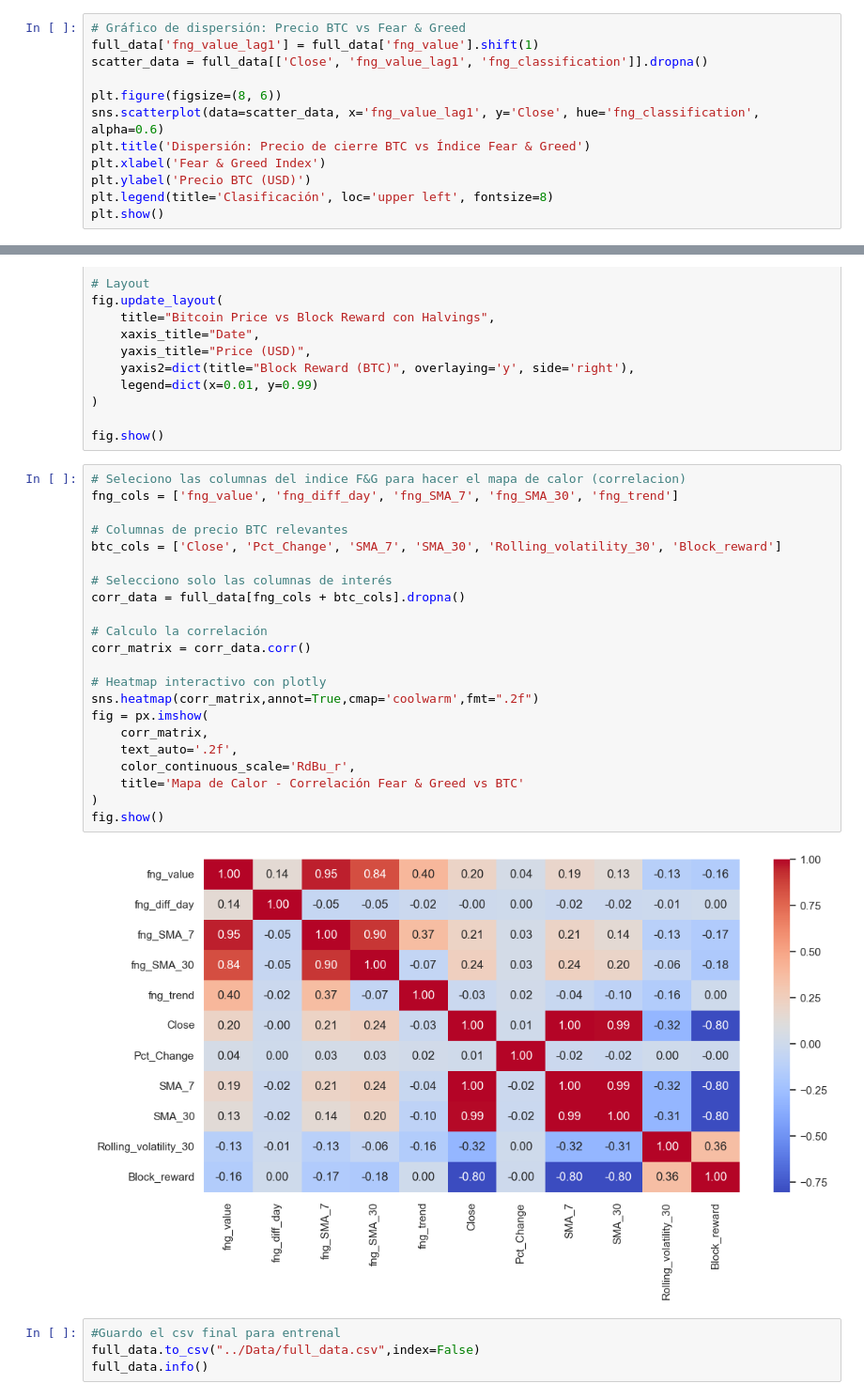
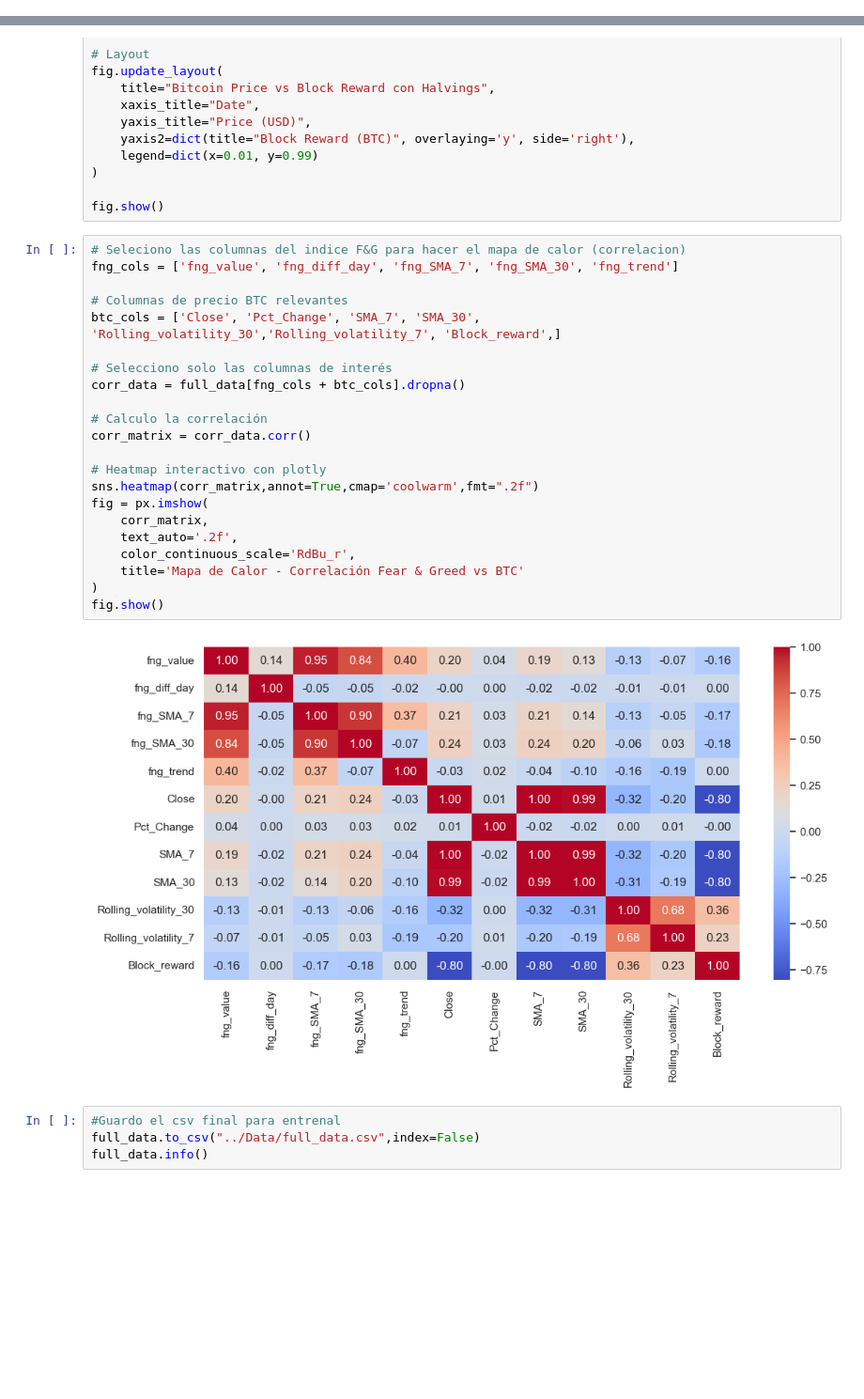
Before and after one commit to Miguelachoacho/TP-2026, a Jupyter notebook: Entrega3/AnalisisExploratorios/exploracionDatos.ipynb, the cells around one changed output, grey strips where cells are left out. Shown at 94% size. Cells and saved outputs as stored; diff of their text form; blank space fills up the shorter version.

```diff
--- a/Entrega3/AnalisisExploratorios/exploracionDatos.ipynb
+++ b/Entrega3/AnalisisExploratorios/exploracionDatos.ipynb
@@ -240,15 +240,3 @@ full_data.tail(10)
 | 3125 | 2026-08-23 | 77755.265625 | 77082.843750 | 78036.867188 | 75624.945312 | 31158396908 | 672.421875 | 2411.921875 | 0.008716 | ... |
 | 3126 | 2026-08-24 | 78858.929688 | 77727.617188 | 79891.304688 | 76838.726562 | 56741580800 | 1131.312500 | 3052.578125 | 0.014194 | ... |
 10 rows × 24 columns
-# %%
-# Gráfico de dispersión: Precio BTC vs Fear & Greed
-full_data['fng_value_lag1'] = full_data['fng_value'].shift(1)
-scatter_data = full_data[['Close', 'fng_value_lag1', 'fng_classification']].dropna()
-
-plt.figure(figsize=(8, 6))
-sns.scatterplot(data=scatter_data, x='fng_value_lag1', y='Close', hue='fng_classification', alpha=0.6)
-plt.title('Dispersión: Precio de cierre BTC vs Índice Fear & Greed')
-plt.xlabel('Fear & Greed Index')
-plt.ylabel('Precio BTC (USD)')
-plt.legend(title='Clasificación', loc='upper left', fontsize=8)
-plt.show()
@@ -413,27 +399,27 @@ fig.show()
 # %%
 # Seleciono las columnas del indice F&G para hacer el mapa de calor (correlacion)
 fng_cols = ['fng_value', 'fng_diff_day', 'fng_SMA_7', 'fng_SMA_30', 'fng_trend']
 
 # Columnas de precio BTC relevantes
-btc_cols = ['Close', 'Pct_Change', 'SMA_7', 'SMA_30', 'Rolling_volatility_30', 'Block_reward']
+btc_cols = ['Close', 'Pct_Change', 'SMA_7', 'SMA_30', 'Rolling_volatility_30','Rolling_volatility_7', 'Block_reward',]
 
 # Selecciono solo las columnas de interés
 corr_data = full_data[fng_cols + btc_cols].dropna()
 
 # Calculo la correlación
 corr_matrix = corr_data.corr()
 
 # Heatmap interactivo con plotly
 sns.heatmap(corr_matrix,annot=True,cmap='coolwarm',fmt=".2f")
 fig = px.imshow(
     corr_matrix,
     text_auto='.2f',
     color_continuous_scale='RdBu_r',
     title='Mapa de Calor - Correlación Fear & Greed vs BTC'
 )
 fig.show()
 # %% [output]
-[figure, old version]
+[figure, new version]
 # %%
 #Guardo el csv final para entrenal
 full_data.to_csv("../Data/full_data.csv",index=False)
```
Also changed, not shown: parts of 9 cells of this notebook, 8 other files.
